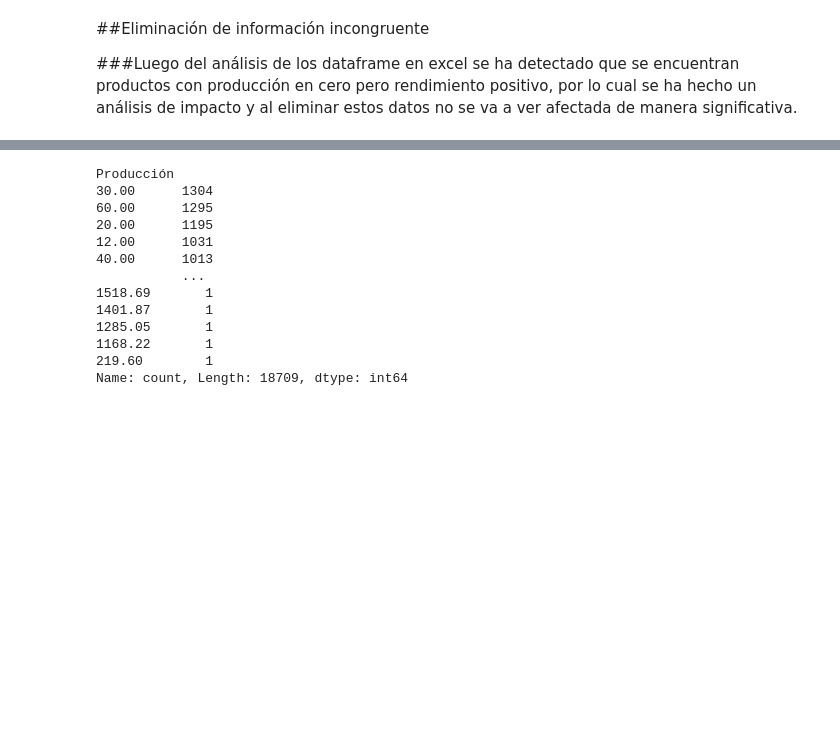
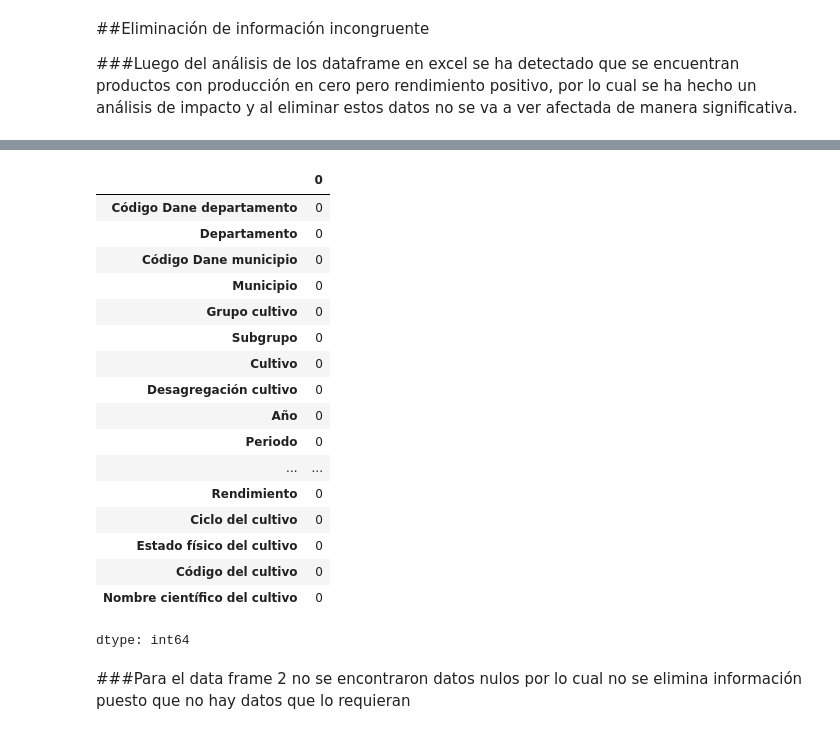
Before and after one commit to Angela-col/Talento-Tech, a Jupyter notebook: Laboratorio_Bootcamp_Agricultura_en_Colombia.ipynb, the cells around one changed output, grey strips where cells are left out. Saved outputs shown, nothing was run; the diff lists cells and outputs as text; code cells hidden in the pictures; blank space fills up the shorter version.

```diff
--- a/Laboratorio_Bootcamp_Agricultura_en_Colombia.ipynb
+++ b/Laboratorio_Bootcamp_Agricultura_en_Colombia.ipynb
@@ -82,7 +82,7 @@ df1
 206068 rows × 17 columns
 # %%
 # Cargar el segundo dataset
-df2 = pd.read_csv("/content/sample_data/Evaluaciones_Agropecuarias_Municipales___EVA._2019_-_2023._Base_Agr_cola_20240905.csv")
+df2 = pd.read_csv("/content/sample_data/Dataframe 2.csv")
 df2
 # %% [output]
 |  | Código Dane departamento | Departamento | Código Dane municipio | Municipio | Grupo cultivo | Subgrupo | Cultivo | ... |
@@ -164,30 +205,30 @@ df1
 | 206066 | 25 | CUNDINAMARCA | 25807 | TIBIRITA | HORTALIZAS | CALABACIN | CALABACIN | ... |
 | 206067 | 25 | CUNDINAMARCA | 25524 | PANDI | HORTALIZAS | CALABACIN | CALABACIN | ... |
 202261 rows × 17 columns
-# %%
-# Identificar los índices de los registros a eliminar-segundo dataset
-indices_eliminar = df2[(df2['Producción'] <= 0)].index
-
-# Eliminar los registros
-df2 = df2.drop(indices_eliminar)
-
-# Verificar que se hayan eliminado los registros
-print(df2['Producción'].value_counts())
-plt.show()
-# %% [output]
-Producción
-30.00      1304
-60.00      1295
-20.00      1195
-12.00      1031
-40.00      1013
-           ...
-1518.69       1
-1401.87       1
-1285.05       1
-1168.22       1
-219.60        1
-Name: count, Length: 18709, dtype: int64
+# %%
+#identificación de los valores que aparecen en nulo, primer data frame
+df2.isnull().sum()
+# %% [output]
+|  | 0 |
+| Código Dane departamento | 0 |
+| Departamento | 0 |
+| Código Dane municipio | 0 |
+| Municipio | 0 |
+| Grupo cultivo | 0 |
+| Subgrupo | 0 |
+| Cultivo | 0 |
+| Desagregación cultivo | 0 |
+| Año | 0 |
+| Periodo | 0 |
+| ... | ... |
+| Rendimiento | 0 |
+| Ciclo del cultivo | 0 |
+| Estado físico del cultivo | 0 |
+| Código del cultivo | 0 |
+| Nombre científico del cultivo | 0 |
+dtype: int64
+# %% [markdown]
+###Para el data frame 2 no se encontraron datos nulos por lo cual no se elimina información puesto que no hay datos que lo requieran
 # %%
 df2
 # %% [output]
```
Also changed, not shown: parts of 11 cells of this notebook.
